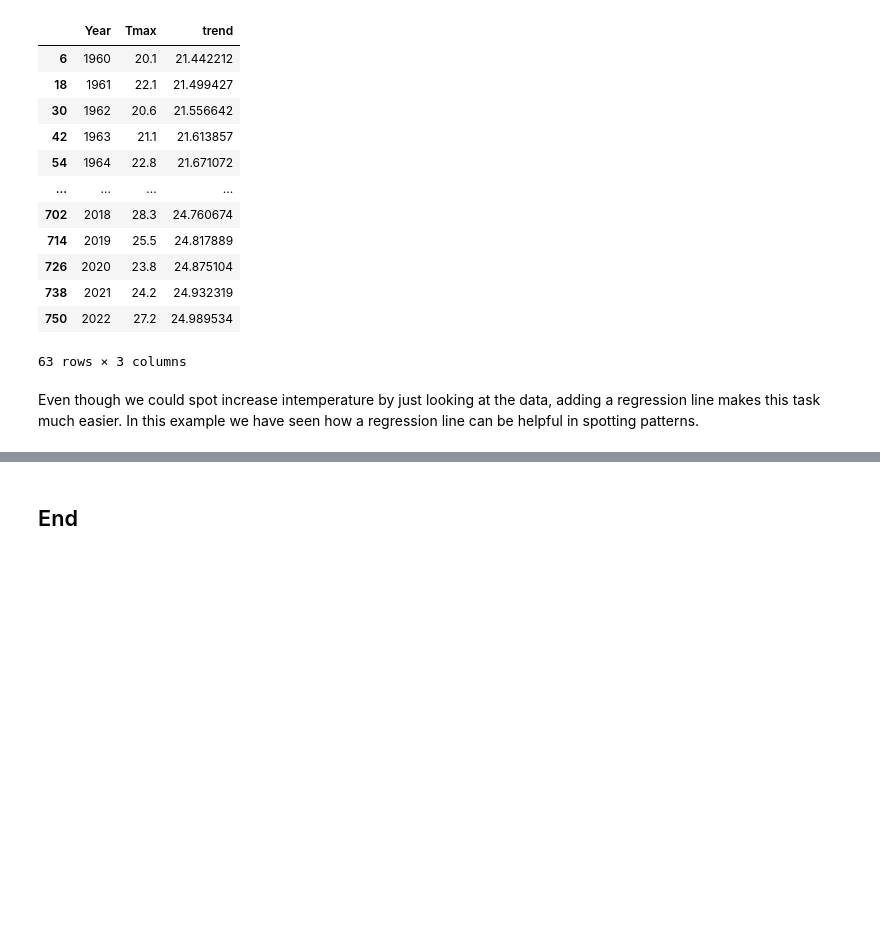
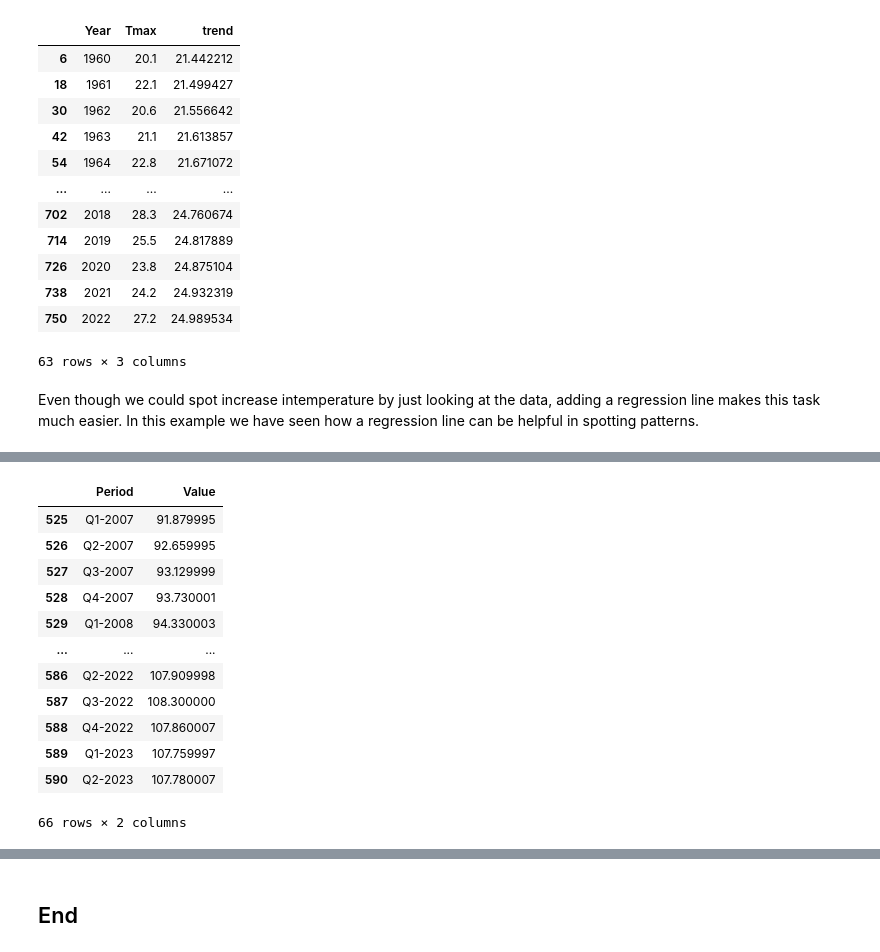
Before and after one commit to angelinka/machine_learning_assessment, a Jupyter notebook: regression.ipynb, the cells around one changed output, grey strips where cells are left out. Saved outputs shown, nothing was run; the diff lists cells and outputs as text; code cells hidden in the pictures; blank space fills up the shorter version.

```diff
--- a/regression.ipynb
+++ b/regression.ipynb
@@ -505,0 +519,24 @@ Even though we could spot increase intemperature by just looking at the data, ad
+# %%
+# loading file to pandas
+gdp = pd.read_csv('data/QNA_13082023144437742.csv')
+
+# we only want the volume data, VIXOBSA and we are only interested in Germany
+germany = gdp[(gdp['MEASURE']=='VIXOBSA')
+& (gdp['Country']=='Germany')]
+# reduce the data by only copying the columns Period and Value (the GDP figure).
+germany = germany[['Period','Value']]
+germany
+# %% [output]
+|  | Period | Value |
+| 525 | Q1-2007 | 91.879995 |
+| 526 | Q2-2007 | 92.659995 |
+| 527 | Q3-2007 | 93.129999 |
+| 528 | Q4-2007 | 93.730001 |
+| 529 | Q1-2008 | 94.330003 |
+| ... | ... | ... |
+| 586 | Q2-2022 | 107.909998 |
+| 587 | Q3-2022 | 108.300000 |
+| 588 | Q4-2022 | 107.860007 |
+| 589 | Q1-2023 | 107.759997 |
+| 590 | Q2-2023 | 107.780007 |
+66 rows × 2 columns
```
Also changed, not shown: parts of 3 cells of this notebook.
